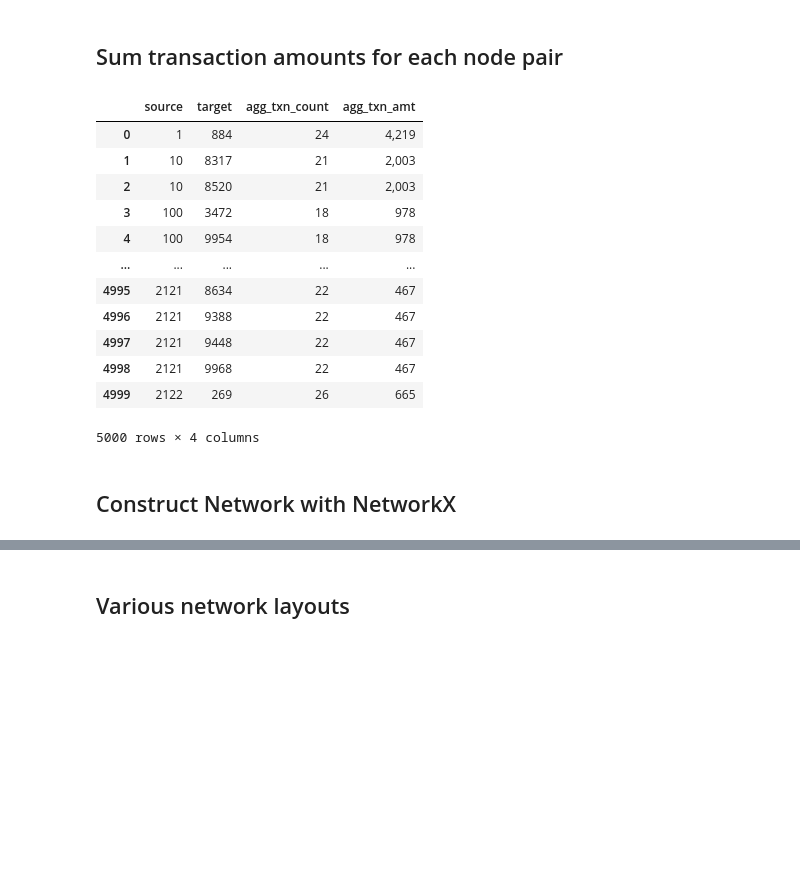
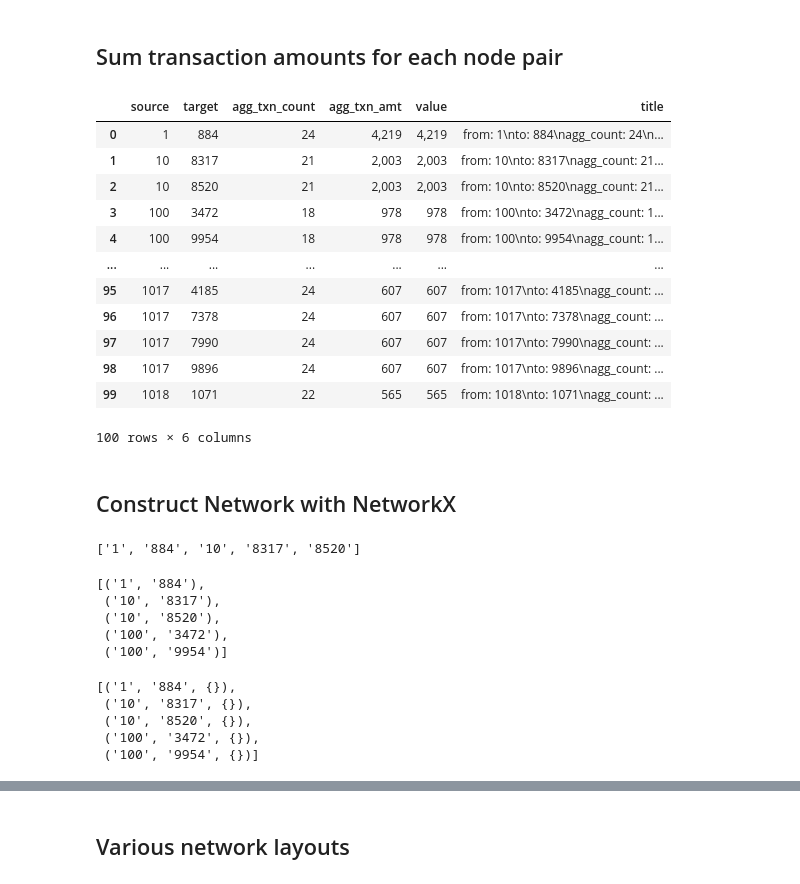
Before and after one commit to AARodgers/Stats-and-Plots, a Jupyter notebook: aml_project_full_dataset.ipynb, the cells around one changed output, grey strips where cells are left out. Drawn from its saved outputs; the diff is of its cells as text; code cells hidden in the pictures; blank space fills up the shorter version.

```diff
--- a/aml_project_full_dataset.ipynb
+++ b/aml_project_full_dataset.ipynb
@@ -31,22 +31,22 @@ edge_small.columns = ['source','target','agg_txn_count','agg_txn_amt']
 edge_small
 # %%
 # Make df smaller for faster processing
-first_5000_rows_df = edge_small.head(5000)
+first_5000_rows_df = edge_small.head(100)
 first_5000_rows_df
 # %% [output]
-|  | source | target | agg_txn_count | agg_txn_amt |
-| 0 | 1 | 884 | 24 | 4,219 |
-| 1 | 10 | 8317 | 21 | 2,003 |
-| 2 | 10 | 8520 | 21 | 2,003 |
-| 3 | 100 | 3472 | 18 | 978 |
-| 4 | 100 | 9954 | 18 | 978 |
-| ... | ... | ... | ... | ... |
-| 4995 | 2121 | 8634 | 22 | 467 |
-| 4996 | 2121 | 9388 | 22 | 467 |
-| 4997 | 2121 | 9448 | 22 | 467 |
-| 4998 | 2121 | 9968 | 22 | 467 |
-| 4999 | 2122 | 269 | 26 | 665 |
+|  | source | target | agg_txn_count | agg_txn_amt | value | title |
+| 0 | 1 | 884 | 24 | 4,219 | 4,219 | from: 1\nto: 884\nagg_count: 24\n... |
+| 1 | 10 | 8317 | 21 | 2,003 | 2,003 | from: 10\nto: 8317\nagg_count: 21... |
+| 2 | 10 | 8520 | 21 | 2,003 | 2,003 | from: 10\nto: 8520\nagg_count: 21... |
+| 3 | 100 | 3472 | 18 | 978 | 978 | from: 100\nto: 3472\nagg_count: 1... |
+| 4 | 100 | 9954 | 18 | 978 | 978 | from: 100\nto: 9954\nagg_count: 1... |
+| ... | ... | ... | ... | ... | ... | ... |
+| 95 | 1017 | 4185 | 24 | 607 | 607 | from: 1017\nto: 4185\nagg_count: ... |
+| 96 | 1017 | 7378 | 24 | 607 | 607 | from: 1017\nto: 7378\nagg_count: ... |
+| 97 | 1017 | 7990 | 24 | 607 | 607 | from: 1017\nto: 7990\nagg_count: ... |
+| 98 | 1017 | 9896 | 24 | 607 | 607 | from: 1017\nto: 9896\nagg_count: ... |
+| 99 | 1018 | 1071 | 22 | 565 | 565 | from: 1018\nto: 1071\nagg_count: ... |
-5000 rows × 4 columns
+100 rows × 6 columns
 # %% [markdown]
 <h2>Construct Network with NetworkX</h2>
 # %%
@@ -56,14 +56,28 @@ G = nx.from_pandas_edgelist(first_5000_rows_df, source='source', target='target'
 # Access node and edge information from G, variable that stores graph
 # Show first five nodes of graph, pattern is source, target, source, target, source, target
 list(G.nodes)[0:5]
+# %% [output]
+['1', '884', '10', '8317', '8520']
 # %%
 # Show the first 5 edge of G
 # Shows ('target', 'source')
 list(G.edges)[0:5]
+# %% [output]
+[('1', '884'),
+ ('10', '8317'),
+ ('10', '8520'),
+ ('100', '3472'),
+ ('100', '9954')]
 # %%
 # Show the first 5 edge of G with all attributes with data=True, there are no attributes in this case
 # [('source', 'target' {attributes})]
 list(G.edges(data=True))[0:5]
+# %% [output]
+[('1', '884', {}),
+ ('10', '8317', {}),
+ ('10', '8520', {}),
+ ('100', '3472', {}),
+ ('100', '9954', {})]
 # %%
 # Show the first 5 nodes of G with all attributes with data=True, there are no attributes in this case
 list(G.nodes(data=True))[0:5]
```
Also changed, not shown: parts of 12 cells of this notebook, 7 other files.
